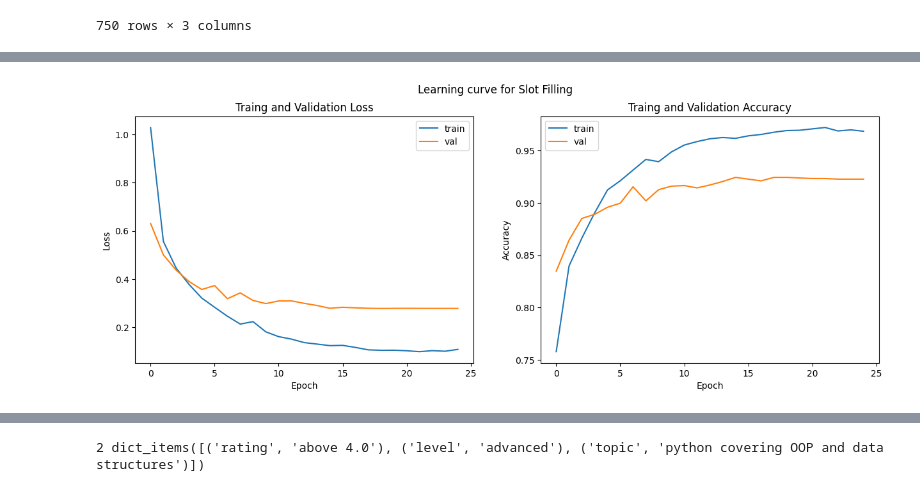
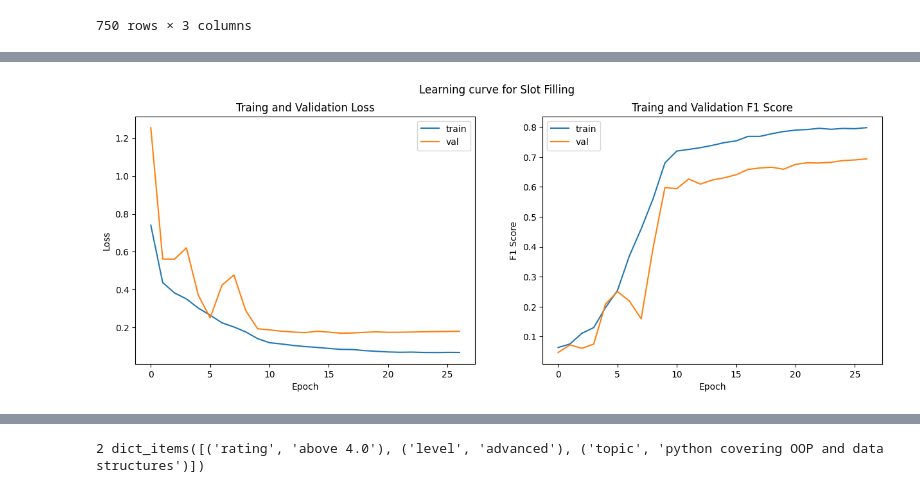
Before and after one commit to chidinma-godwin/course-recommendation-nlp, a Jupyter notebook: course_recommendation.ipynb, the cells around one changed output, grey strips where cells are left out. Saved outputs shown, nothing was run; the diff lists cells and outputs as text; code cells hidden in the pictures.

```diff
--- a/course_recommendation.ipynb
+++ b/course_recommendation.ipynb
@@ -879,0 +948,16 @@ ________________________________________________________________________________
+# %%
+early_stopping = EarlyStopping(
+    monitor='val_slot_output_loss',
+    mode='min',
+    patience=10,
+    restore_best_weights=True,
+    verbose=1
+)
+
+reduce_lr = ReduceLROnPlateau(
+    monitor='val_slot_output_loss',
+    mode='min',
+    factor=0.1,
+    patience=3,
+    verbose=1
+)
@@ -879,0 +1082,12 @@ ________________________________________________________________________________
+# %%
+tuner = kt.BayesianOptimization(
+    CustomHyperModel(),
+    objective=[kt.Objective("val_intent_output_accuracy", direction="max"), kt.Objective("val_slot_output_f1score", direction="max")],
+    max_trials=15,
+    seed=37,
+    directory=f'{base_dir}/tuned_model',
+    project_name="joint_intent_slot_filling",
+    overwrite=True,
+)
+
+tuner.search_space_summary()
@@ -879,0 +1121,3 @@ ________________________________________________________________________________
+# %%
+best_hps = tuner.get_best_hyperparameters(num_trials=1)[0]
+best_hps.values
@@ -880,5 +1186,6 @@ ________________________________________________________________________________
 # %%
-history = model.fit(x_train, {'intent_output': y_train_intent, 'slot_output': y_train_slots}, validation_split=0.2, epochs=100, batch_size=16,
-                    callbacks=[reduce_lr, early_stopping, checkpoint_callback])
+model = tuner.hypermodel.build(best_hps)
+history = model.fit(x=x_train, y={'intent_output': y_train_intent, 'slot_output': y_train_slots}, batch_size=32,
+             validation_split=0.2, epochs=100, callbacks=[reduce_lr, early_stopping])
 # %% [output]
 Epoch 1/100
@@ -909,25 +1208,25 @@ with open(os.path.join(model_path, "history.pkl"), 'wb') as file:
 # %%
 fig, axes = plt.subplots(1, 2, figsize=(15, 5))
 
 fig.suptitle('Learning curve for Slot Filling')
 
 axes[0].set_title('Traing and Validation Loss')
 axes[0].set_xlabel('Epoch')
 axes[0].set_ylabel('Loss')
 axes[0].plot(history.history['slot_output_loss'], label='train')
 axes[0].plot(history.history['val_slot_output_loss'], label='val')
 axes[0].legend()
 
-axes[1].set_title('Traing and Validation Accuracy')
+axes[1].set_title('Traing and Validation F1 Score')
 axes[1].set_xlabel('Epoch')
-axes[1].set_ylabel('Accuracy')
-axes[1].plot(history.history['slot_output_accuracy'], label='train')
-axes[1].plot(history.history['val_slot_output_accuracy'], label='val')
+axes[1].set_ylabel('F1 Score')
+axes[1].plot(history.history['slot_output_f1score'], label='train')
+axes[1].plot(history.history['val_slot_output_f1score'], label='val')
 axes[1].legend()
 
 plt.show()
 # %% [output]
-[figure, old version]
+[figure, new version]
 # %%
 fig, axes = plt.subplots(1, 2, figsize=(15, 5))
 
```
Also changed, not shown: parts of 64 cells of this notebook.
